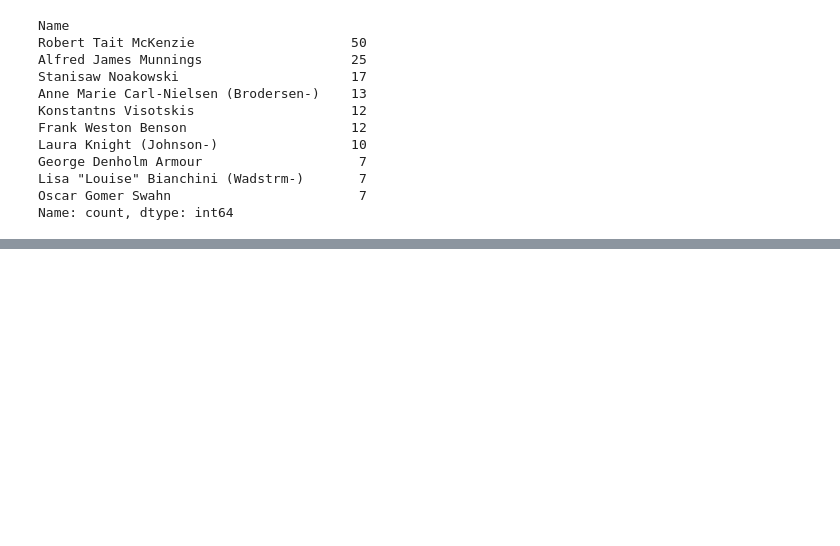
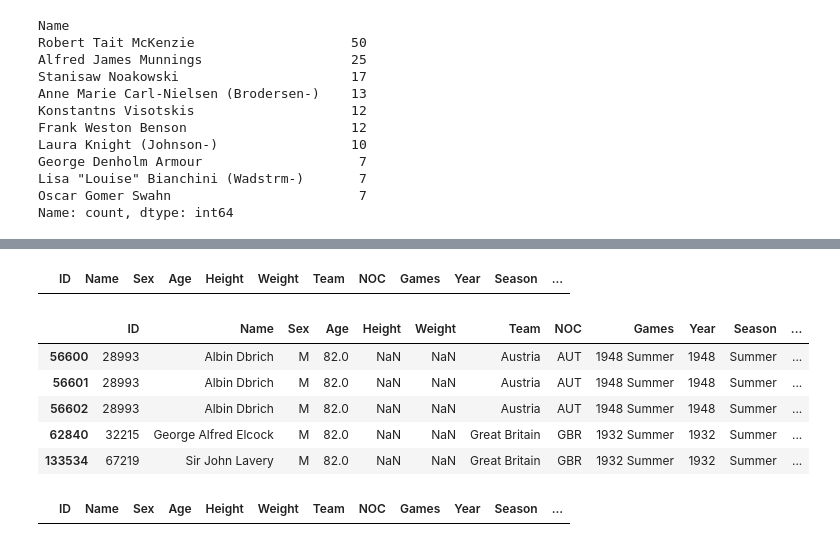
Before and after one commit to fredrikkron/python_training, a Jupyter notebook: pandas/pandas_training.ipynb, the cells around one changed output, grey strips where cells are left out. Drawn from its saved outputs; the diff is of its cells as text; code cells hidden in the pictures; blank space fills up the shorter version.

```diff
--- a/pandas/pandas_training.ipynb
+++ b/pandas/pandas_training.ipynb
@@ -183,0 +190,3 @@ Name: count, dtype: int64
+# %%
+df2.replace({96:99}, inplace=True)
+df2[df2.Age > 90]
@@ -183,0 +197,19 @@ Name: count, dtype: int64
+# %%
+df2[df2.Age == 82].head()
+# %% [output]
+|  | ID | Name | Sex | Age | Height | Weight | Team | NOC | Games | Year | Season | ... |
+# %%
+df2.loc[df2['Age'] == 76, 'Age'] = 82
+df3 = df2[df2.Age == 82].head()
+df3
+# %% [output]
+|  | ID | Name | Sex | Age | Height | Weight | Team | NOC | Games | Year | Season | ... |
+| 56600 | 28993 | Albin Dbrich | M | 82.0 | NaN | NaN | Austria | AUT | 1948 Summer | 1948 | Summer | ... |
+| 56601 | 28993 | Albin Dbrich | M | 82.0 | NaN | NaN | Austria | AUT | 1948 Summer | 1948 | Summer | ... |
+| 56602 | 28993 | Albin Dbrich | M | 82.0 | NaN | NaN | Austria | AUT | 1948 Summer | 1948 | Summer | ... |
+| 62840 | 32215 | George Alfred Elcock | M | 82.0 | NaN | NaN | Great Britain | GBR | 1932 Summer | 1932 | Summer | ... |
+| 133534 | 67219 | Sir John Lavery | M | 82.0 | NaN | NaN | Great Britain | GBR | 1932 Summer | 1932 | Summer | ... |
+# %%
+df2[df2.Age == 76].head()
+# %% [output]
+|  | ID | Name | Sex | Age | Height | Weight | Team | NOC | Games | Year | Season | ... |
```
Also changed, not shown: parts of 5 cells of this notebook, 2 other files.
